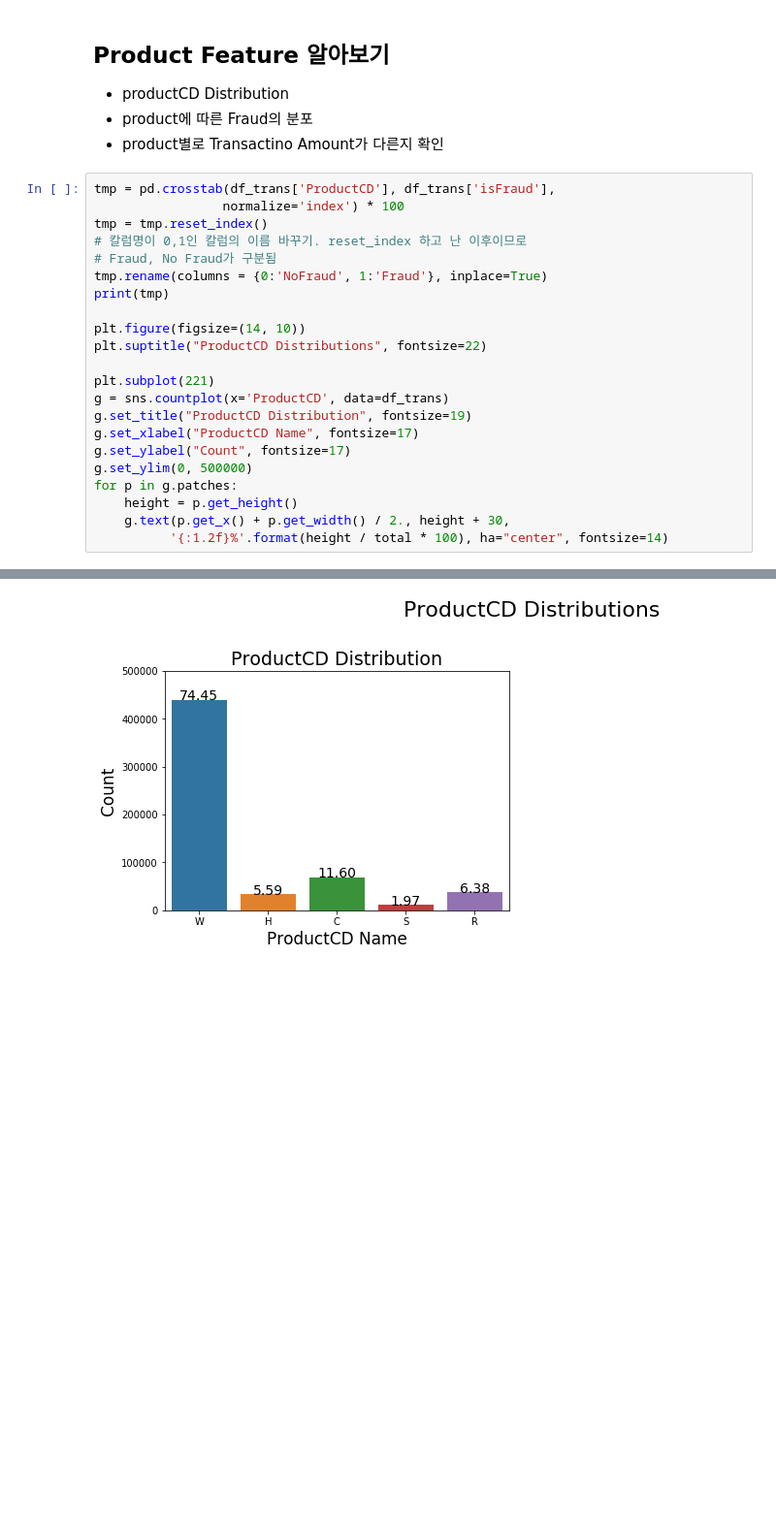
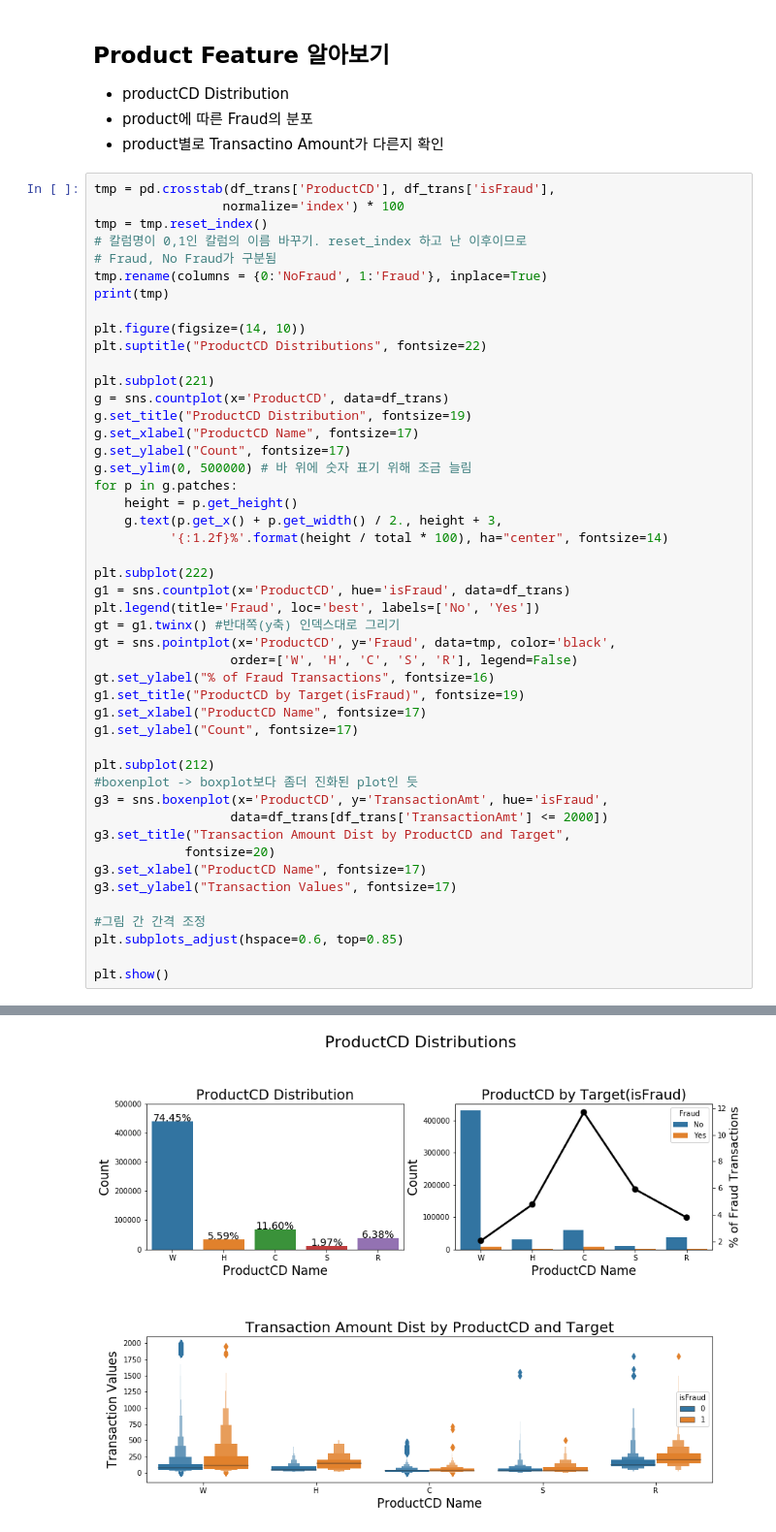
Before and after one commit to MattLee27/ML-DL-study, a Jupyter notebook: ieee_cis/fraud.ipynb, the cells around one changed output, grey strips where cells are left out. Shown: that part at 97% size. Cells and saved outputs as stored; diff of their text form; blank space fills up the shorter version.

Commit message:
fraud-more tomorrow!

```diff
--- a/ieee_cis/fraud.ipynb
+++ b/ieee_cis/fraud.ipynb
@@ -378,30 +379,55 @@ Total percentual of Outliers: 1.7395
 # %%
 tmp = pd.crosstab(df_trans['ProductCD'], df_trans['isFraud'],
                  normalize='index') * 100
 tmp = tmp.reset_index()
 # 칼럼명이 0,1인 칼럼의 이름 바꾸기. reset_index 하고 난 이후이므로
 # Fraud, No Fraud가 구분됨
 tmp.rename(columns = {0:'NoFraud', 1:'Fraud'}, inplace=True)
 print(tmp)
 
 plt.figure(figsize=(14, 10))
 plt.suptitle("ProductCD Distributions", fontsize=22)
 
 plt.subplot(221)
 g = sns.countplot(x='ProductCD', data=df_trans)
 g.set_title("ProductCD Distribution", fontsize=19)
 g.set_xlabel("ProductCD Name", fontsize=17)
 g.set_ylabel("Count", fontsize=17)
-g.set_ylim(0, 500000)
+g.set_ylim(0, 500000) # 바 위에 숫자 표기 위해 조금 늘림
 for p in g.patches:
     height = p.get_height()
-    g.text(p.get_x() + p.get_width() / 2., height + 30,
+    g.text(p.get_x() + p.get_width() / 2., height + 3,
           '{:1.2f}%'.format(height / total * 100), ha="center", fontsize=14)
+
+plt.subplot(222)
+g1 = sns.countplot(x='ProductCD', hue='isFraud', data=df_trans)
+plt.legend(title='Fraud', loc='best', labels=['No', 'Yes'])
+gt = g1.twinx() #반대쪽(y축) 인덱스대로 그리기
+gt = sns.pointplot(x='ProductCD', y='Fraud', data=tmp, color='black',
+                  order=['W', 'H', 'C', 'S', 'R'], legend=False)
+gt.set_ylabel("% of Fraud Transactions", fontsize=16)
+g1.set_title("ProductCD by Target(isFraud)", fontsize=19)
+g1.set_xlabel("ProductCD Name", fontsize=17)
+g1.set_ylabel("Count", fontsize=17)
+
+plt.subplot(212)
+#boxenplot -> boxplot보다 좀더 진화된 plot인 듯
+g3 = sns.boxenplot(x='ProductCD', y='TransactionAmt', hue='isFraud',
+                  data=df_trans[df_trans['TransactionAmt'] <= 2000])
+g3.set_title("Transaction Amount Dist by ProductCD and Target",
+            fontsize=20)
+g3.set_xlabel("ProductCD Name", fontsize=17)
+g3.set_ylabel("Transaction Values", fontsize=17)
+
+#그림 간 간격 조정
+plt.subplots_adjust(hspace=0.6, top=0.85)
+
+plt.show()
 # %% [output]
 isFraud ProductCD    NoFraud      Fraud
 0               C  88.312731  11.687269
 1               H  95.233769   4.766231
 2               R  96.217406   3.782594
 3               S  94.100447   5.899553
 4               W  97.960061   2.039939
-[figure, old version]
+[figure, new version]
```
Also changed, not shown: parts of 12 cells of this notebook.
